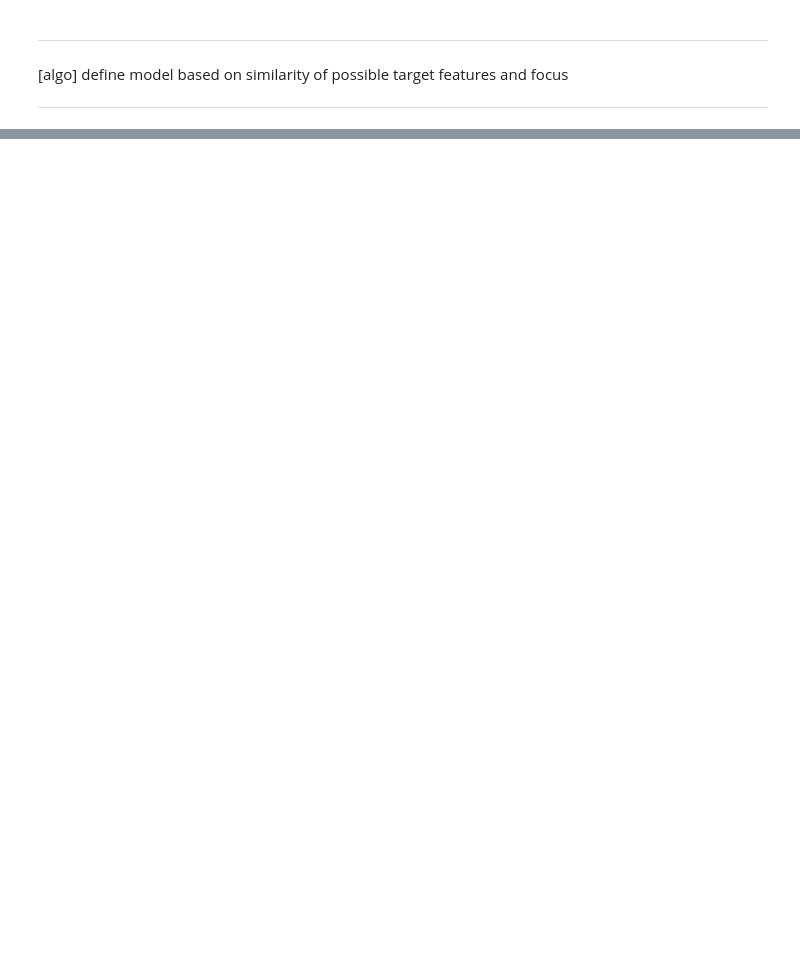
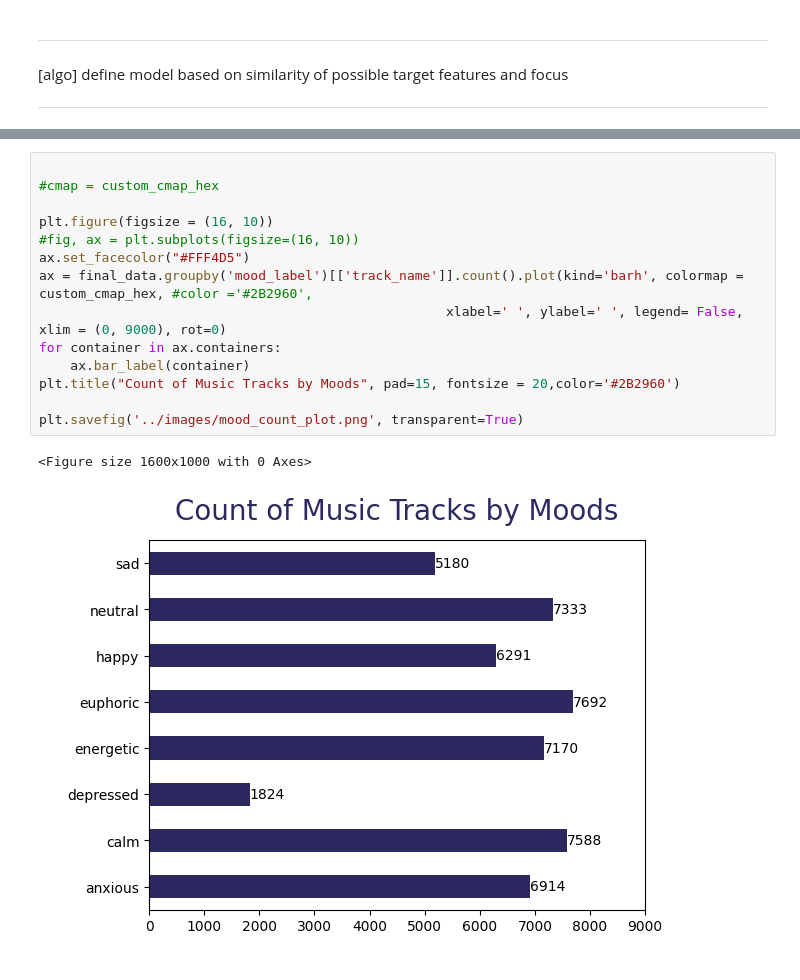
Before and after one commit to ShahiW/moosic, a Jupyter notebook: notebooks/moosic_baseline.ipynb, the cells around one changed output, grey strips where cells are left out. Drawn from its saved outputs; the diff is of its cells as text; blank space fills up the shorter version.

```diff
--- a/notebooks/moosic_baseline.ipynb
+++ b/notebooks/moosic_baseline.ipynb
@@ -526,0 +1074,17 @@ References
+# %%
+
+#cmap = custom_cmap_hex
+
+plt.figure(figsize = (16, 10))
+#fig, ax = plt.subplots(figsize=(16, 10))
+ax.set_facecolor("#FFF4D5")
+ax = final_data.groupby('mood_label')[['track_name']].count().plot(kind='barh', colormap = custom_cmap_hex, #color ='#2B2960',
+                                                    xlabel=' ', ylabel=' ', legend= False, xlim = (0, 9000), rot=0)
+for container in ax.containers:
+    ax.bar_label(container)
+plt.title("Count of Music Tracks by Moods", pad=15, fontsize = 20,color='#2B2960')
+
+plt.savefig('../images/mood_count_plot.png', transparent=True)
+# %% [output]
+<Figure size 1600x1000 with 0 Axes>
+[figure, added]
```
Also changed, not shown: parts of 77 cells of this notebook.
